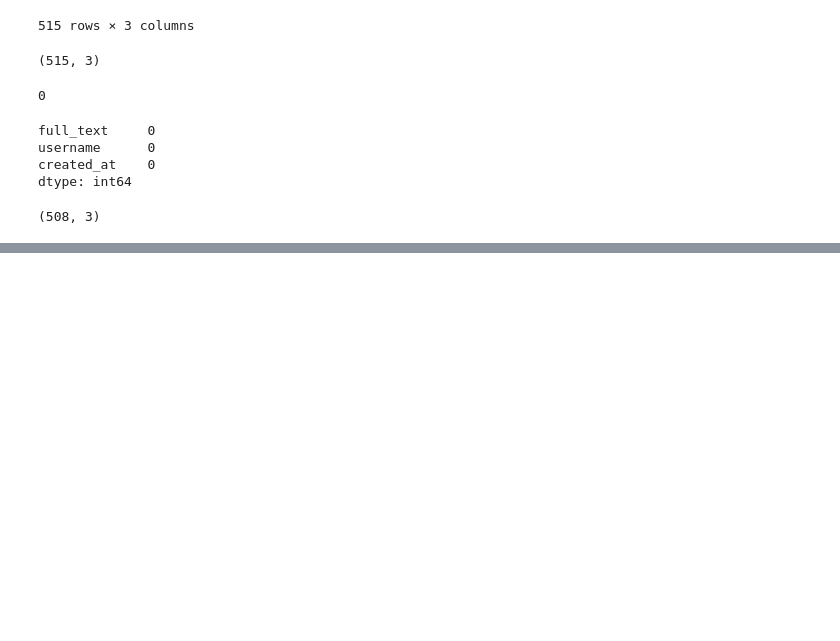
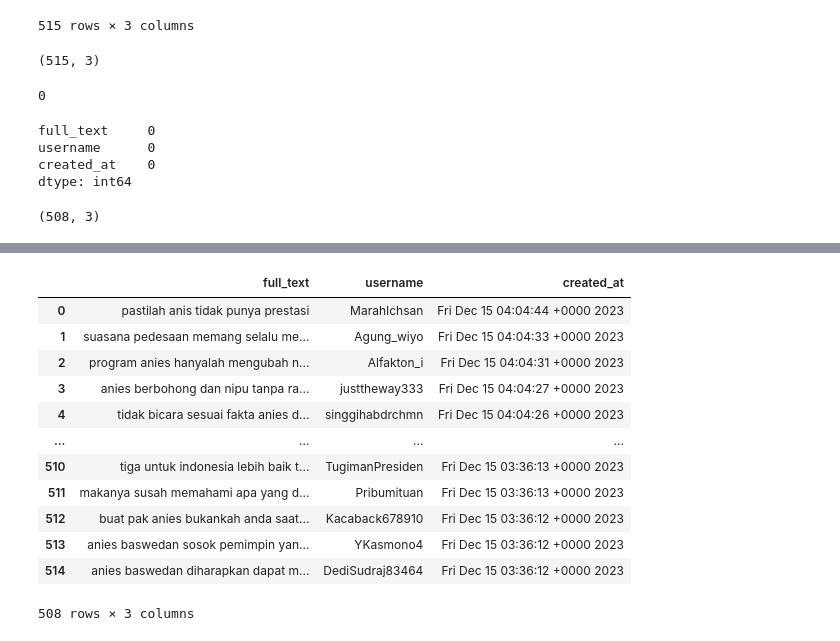
Before and after one commit to m-nahrowi/SentimenAnalisisDebatCapresiD, a Jupyter notebook: sentimen.ipynb, the cells around one changed output, grey strips where cells are left out. Drawn from its saved outputs; the diff is of its cells as text; code cells hidden in the pictures; blank space fills up the shorter version.

```diff
--- a/sentimen.ipynb
+++ b/sentimen.ipynb
@@ -69,7 +69,7 @@ df.shape
 # %% [output]
 (508, 3)
 # %%
-def celan_twitter_text(text):
+def clean_twitter_text(text):
     text = re.sub(r'@[A-Za-z0-9_]+', '', text)
     text = re.sub(r'#\w+','',text)
     text = re.sub(r'RT[\s]+','',text)
@@ -78,3 +78,7 @@ def celan_twitter_text(text):
     text = re.sub(r'\s+',' ',text).strip()
 
     return text
+
+df['full_text'] = df['full_text'].apply(clean_twitter_text)
+# %%
+df['full_text'] = df['full_text'].str.lower()
@@ -80,0 +91,34 @@ def celan_twitter_text(text):
+# %%
+# Normalisasi
+norm = {
+        " yg ": " yang ",
+        " ganjar ": "",
+        " prabowo ": "",
+        "nggak" : "tidak",
+        "gak":"tidak",
+        "bangetdari" : "banget dari",
+        "vibes" : "suasana",
+        "pastilahanies" : "pastilah anis"
+        }
+
+def normalisasi(str_text):
+    for i in norm:
+        str_text = str_text.replace(i, norm[i])
+    return str_text
+
+df['full_text'] = df['full_text'].apply(lambda x : normalisasi(x))
+df
+# %% [output]
+|  | full_text | username | created_at |
+| 0 | pastilah anis tidak punya prestasi | MarahIchsan | Fri Dec 15 04:04:44 +0000 2023 |
+| 1 | suasana pedesaan memang selalu me... | Agung_wiyo | Fri Dec 15 04:04:33 +0000 2023 |
+| 2 | program anies hanyalah mengubah n... | Alfakton_i | Fri Dec 15 04:04:31 +0000 2023 |
+| 3 | anies berbohong dan nipu tanpa ra... | justtheway333 | Fri Dec 15 04:04:27 +0000 2023 |
+| 4 | tidak bicara sesuai fakta anies d... | singgihabdrchmn | Fri Dec 15 04:04:26 +0000 2023 |
+| ... | ... | ... | ... |
+| 510 | tiga untuk indonesia lebih baik t... | TugimanPresiden | Fri Dec 15 03:36:13 +0000 2023 |
+| 511 | makanya susah memahami apa yang d... | Pribumituan | Fri Dec 15 03:36:13 +0000 2023 |
+| 512 | buat pak anies bukankah anda saat... | Kacaback678910 | Fri Dec 15 03:36:12 +0000 2023 |
+| 513 | anies baswedan sosok pemimpin yan... | YKasmono4 | Fri Dec 15 03:36:12 +0000 2023 |
+| 514 | anies baswedan diharapkan dapat m... | DediSudraj83464 | Fri Dec 15 03:36:12 +0000 2023 |
+508 rows × 3 columns
```
Also changed, not shown: parts of 5 cells of this notebook, 1 other file.
